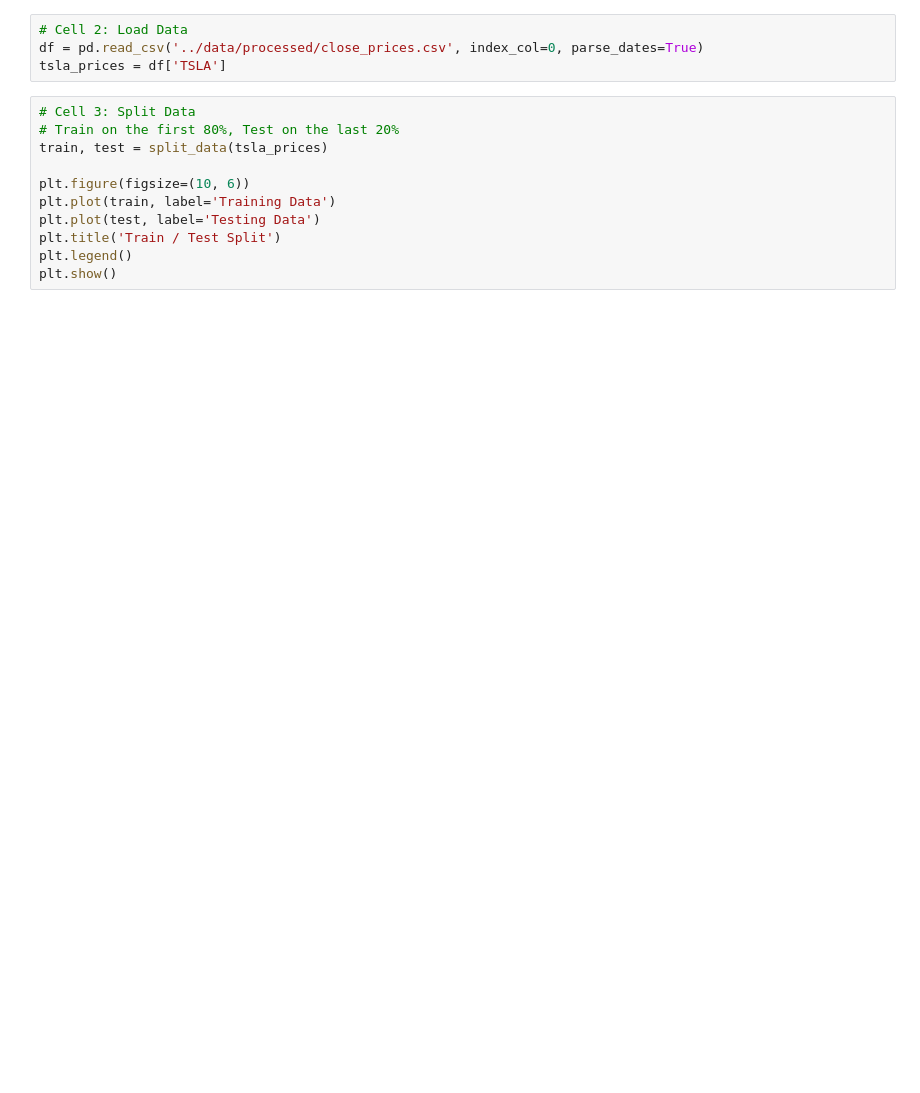
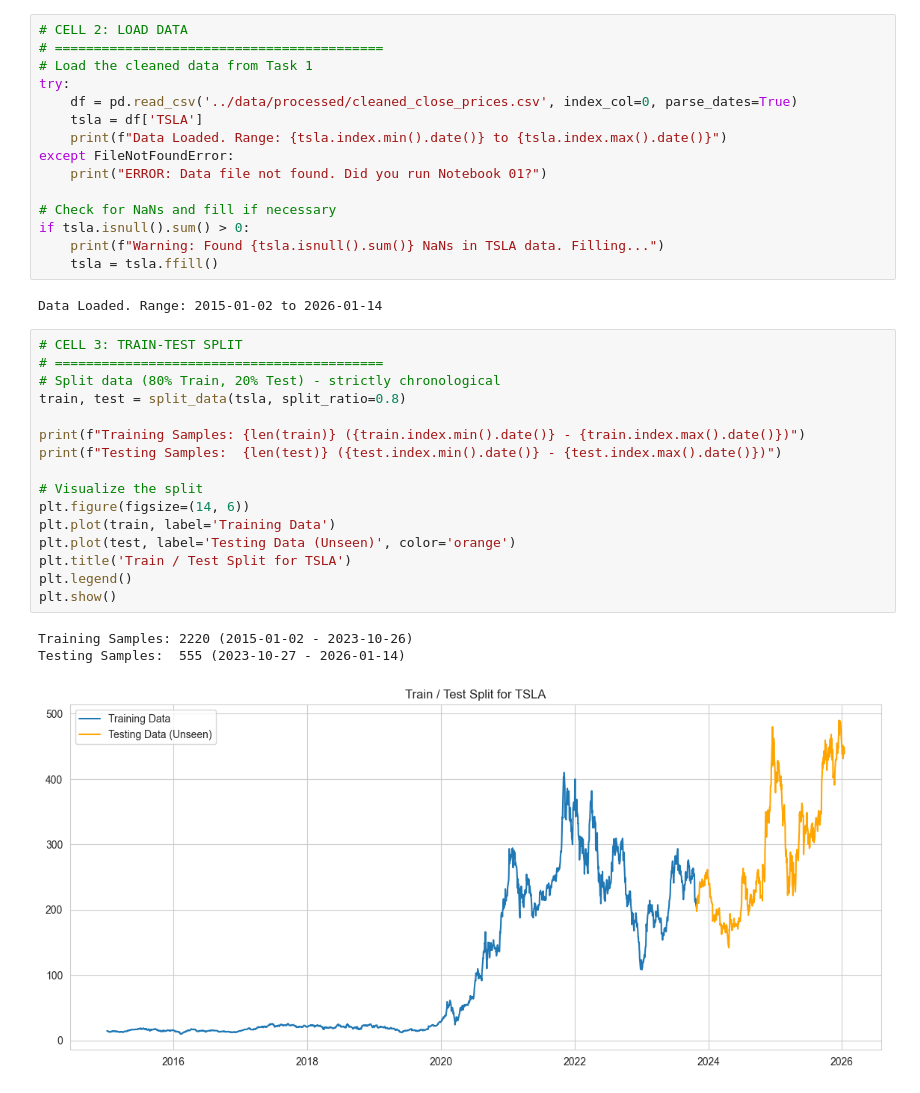
Before and after one commit to AbbyGailErm/portfolio-optimization, a Jupyter notebook: notebooks/02_eda.ipynb, the cells around one changed output. Cells and saved outputs as stored; diff of their text form; blank space fills up the shorter version.

Commit message:
Task3:Optimization

```diff
--- a/notebooks/02_eda.ipynb
+++ b/notebooks/02_eda.ipynb
@@ -10,16 +22,38 @@ from src.model_arima import split_data, train_arima, evaluate_forecast
 # %%
-# Cell 2: Load Data
-df = pd.read_csv('../data/processed/close_prices.csv', index_col=0, parse_dates=True)
-tsla_prices = df['TSLA']
+# CELL 2: LOAD DATA
+# ==========================================
+# Load the cleaned data from Task 1
+try:
+    df = pd.read_csv('../data/processed/cleaned_close_prices.csv', index_col=0, parse_dates=True)
+    tsla = df['TSLA']
+    print(f"Data Loaded. Range: {tsla.index.min().date()} to {tsla.index.max().date()}")
+except FileNotFoundError:
+    print("ERROR: Data file not found. Did you run Notebook 01?")
+
+# Check for NaNs and fill if necessary
+if tsla.isnull().sum() > 0:
+    print(f"Warning: Found {tsla.isnull().sum()} NaNs in TSLA data. Filling...")
+    tsla = tsla.ffill()
+# %% [output]
+Data Loaded. Range: 2015-01-02 to 2026-01-14
 # %%
-# Cell 3: Split Data
-# Train on the first 80%, Test on the last 20%
-train, test = split_data(tsla_prices)
+# CELL 3: TRAIN-TEST SPLIT
+# ==========================================
+# Split data (80% Train, 20% Test) - strictly chronological
+train, test = split_data(tsla, split_ratio=0.8)
 
-plt.figure(figsize=(10, 6))
+print(f"Training Samples: {len(train)} ({train.index.min().date()} - {train.index.max().date()})")
+print(f"Testing Samples:  {len(test)} ({test.index.min().date()} - {test.index.max().date()})")
+
+# Visualize the split
+plt.figure(figsize=(14, 6))
 plt.plot(train, label='Training Data')
-plt.plot(test, label='Testing Data')
-plt.title('Train / Test Split')
+plt.plot(test, label='Testing Data (Unseen)', color='orange')
+plt.title('Train / Test Split for TSLA')
 plt.legend()
 plt.show()
+# %% [output]
+Training Samples: 2220 (2015-01-02 - 2023-10-26)
+Testing Samples:  555 (2023-10-27 - 2026-01-14)
+[figure, added]
 # %%
```
Also changed, not shown: parts of 6 cells of this notebook, 3 other files.
